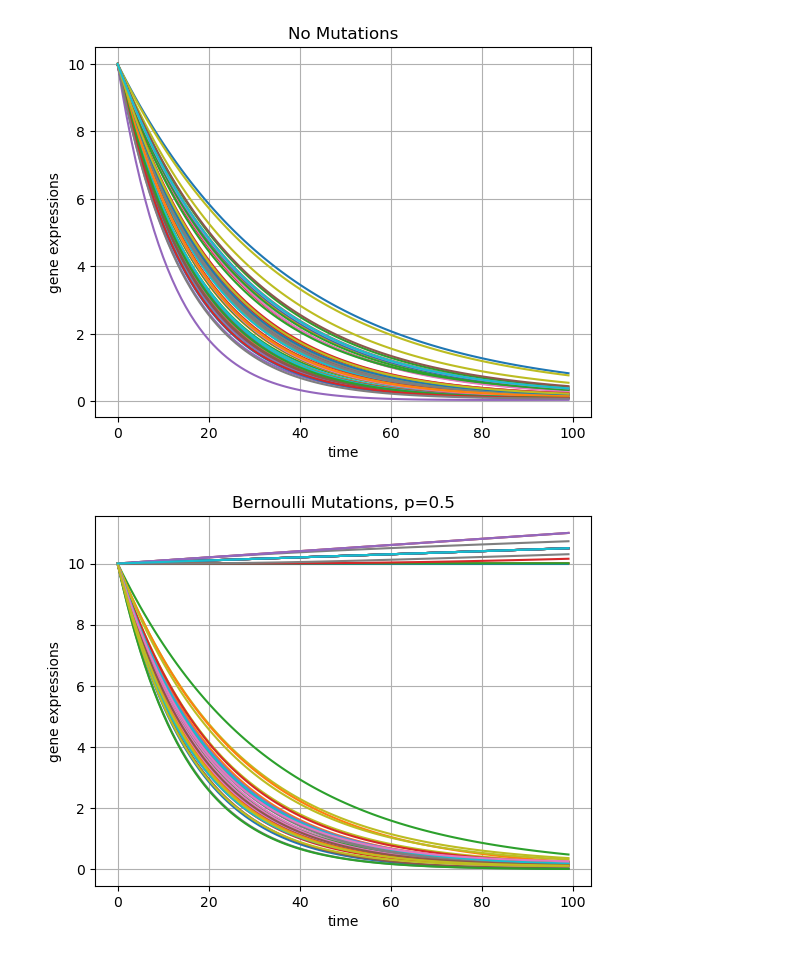
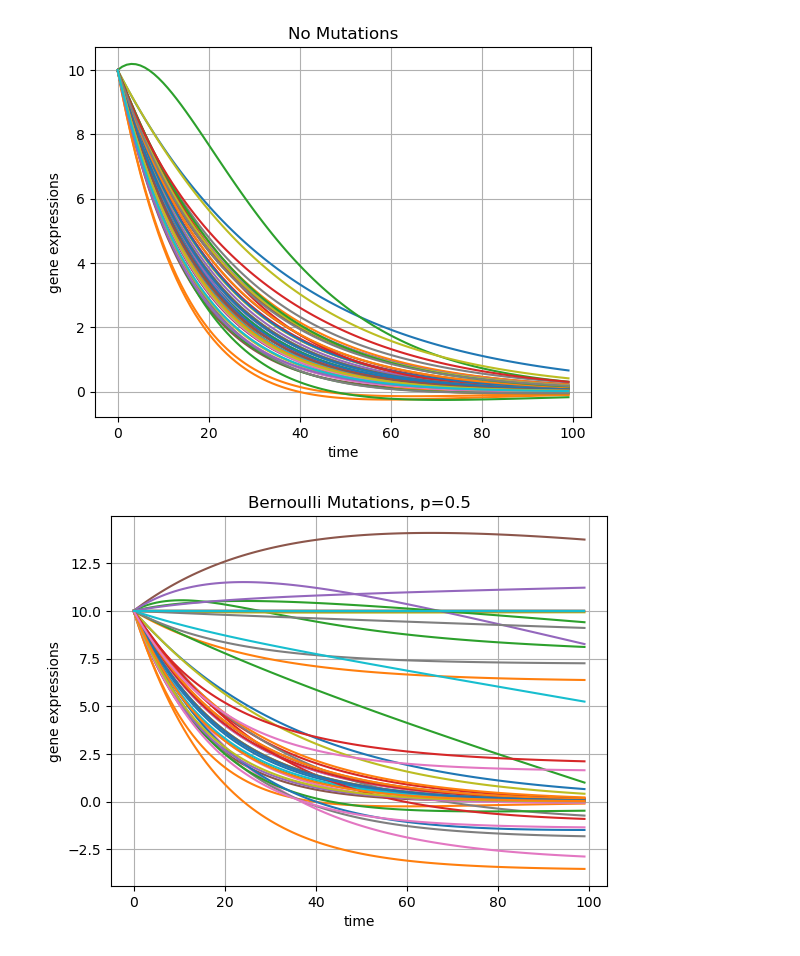
Before and after one commit to Bertinus/FLeCS, a Jupyter notebook: notebooks/mutations.ipynb, the cells around one changed output. Cells and saved outputs as stored; diff of their text form; code cells hidden in the pictures.

Commit message:
new cell pop to acentuate mutation differences

```diff
--- a/notebooks/mutations.ipynb
+++ b/notebooks/mutations.ipynb
@@ -2,39 +2,69 @@
 import pytest
 import torch
 import matplotlib.pyplot as plt
 import numpy as np
+from torch.distributions.normal import Normal
+
 
 from flecs.cell_population import TestCellPop
 from flecs.mutation import apply_bernoulli_mutation, apply_gaussian_mutation
 from flecs.trajectory import simulate_deterministic_trajectory
 from flecs.utils import plot_trajectory, set_seed
 
+
+class MyTestCellPop(TestCellPop):
+    def __init__(self, n_cells: int = 1):
+        super().__init__(n_cells=n_cells)
+
+    def compute_production_rates(self):
+        self.set_production_rates_to_zero()
+        for e_type in self.edge_types:
+            src_n_type, interaction_type, tgt_n_type = e_type
+
+            self[tgt_n_type].production_rates += self[e_type].simple_conv(
+                x=self[src_n_type].state,
+                edge_index=self[e_type].edges.T,
+                edge_weight=self[e_type].weights,
+            )
+
+        # TODO: replace with something else.
+        #self.production_rates = torch.sigmoid(self.production_rates)
+
+
+def init_test_cell_pop(n_cells):
+    set_seed(0)
+    my_cells = MyTestCellPop(n_cells=n_cells)
+    my_cells["gene"].init_param(name="alpha", dist=Normal(5, 1))
+
+    return my_cells
+
 def test_mutations(n_cells=3):
-    set_seed(0)
 
     # Simulate trajectory
-    my_cells = TestCellPop(n_cells=n_cells)
+    my_cells = init_test_cell_pop(n_cells)
     cell_traj = simulate_deterministic_trajectory(my_cells, torch.linspace(0, 1, 100))
     plot_trajectory(cell_traj[:, 0], legend=False, title="No Mutations")
     plt.show()
 
     # Simulate trajectory with bernoulli mutation to nodes.
-    my_cells = TestCellPop(n_cells=n_cells)
     p = 0.5
+    my_cells = init_test_cell_pop(n_cells)
     apply_bernoulli_mutation(my_cells["gene"], "alpha", p=p, n_cells=n_cells)
     cell_traj = simulate_deterministic_trajectory(my_cells, torch.linspace(0, 1, 100))
-    plot_trajectory(cell_traj[:, 0], legend=False, title="Bernoulli Mutations, p={}".format(p))
+    plot_trajectory(cell_traj[:, 0], legend=False,
+                    title="Bernoulli Mutations, p={}".format(p))
     plt.show()
 
     # Simulate trajectory with gaussian mutation to edges [gene - activation - gene].
-    my_cells = TestCellPop(n_cells=n_cells)
-    sigma = 1.0
+    sigma = 10.0
+    my_cells = init_test_cell_pop(n_cells)
     apply_gaussian_mutation(my_cells['gene', 'activation', 'gene'], "weights", sigma=sigma, n_cells=n_cells)
     cell_traj = simulate_deterministic_trajectory(my_cells, torch.linspace(0, 1, 100))
-    plot_trajectory(cell_traj[:, 0], legend=False, title="Gaussian Mutations, sigma={}".format(sigma))
+    plot_trajectory(cell_traj[:, 0], legend=False,
+                    title="Gaussian Mutations, sigma={}".format(sigma))
     plt.show()
 
 test_mutations()
 # %% [output]
-[figure, old version]
+[figure, new version]
-[figure, old version]
+[figure, new version]
```
Also changed, not shown: parts of 1 cell of this notebook.
